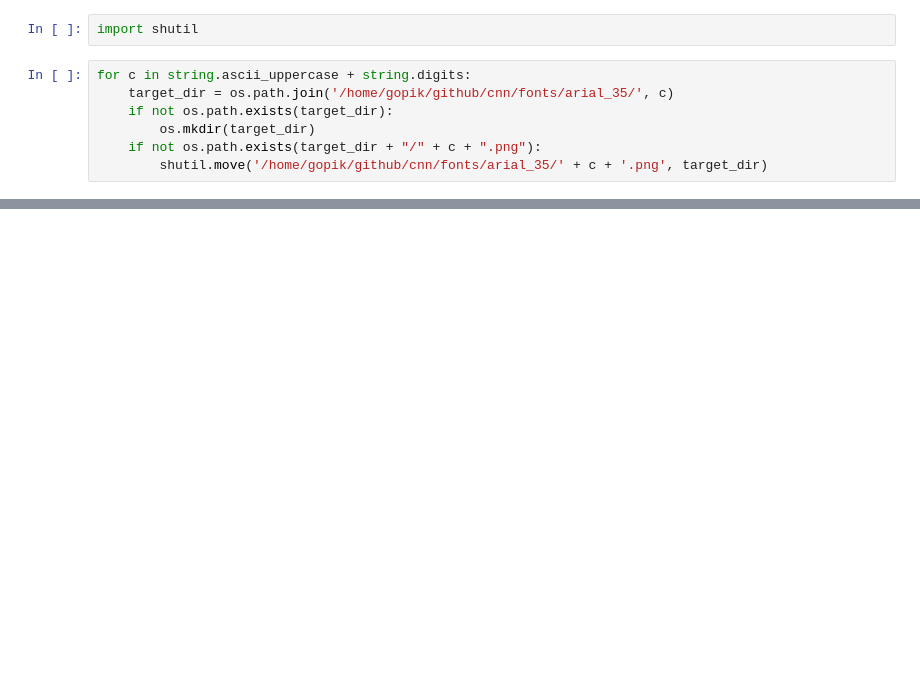
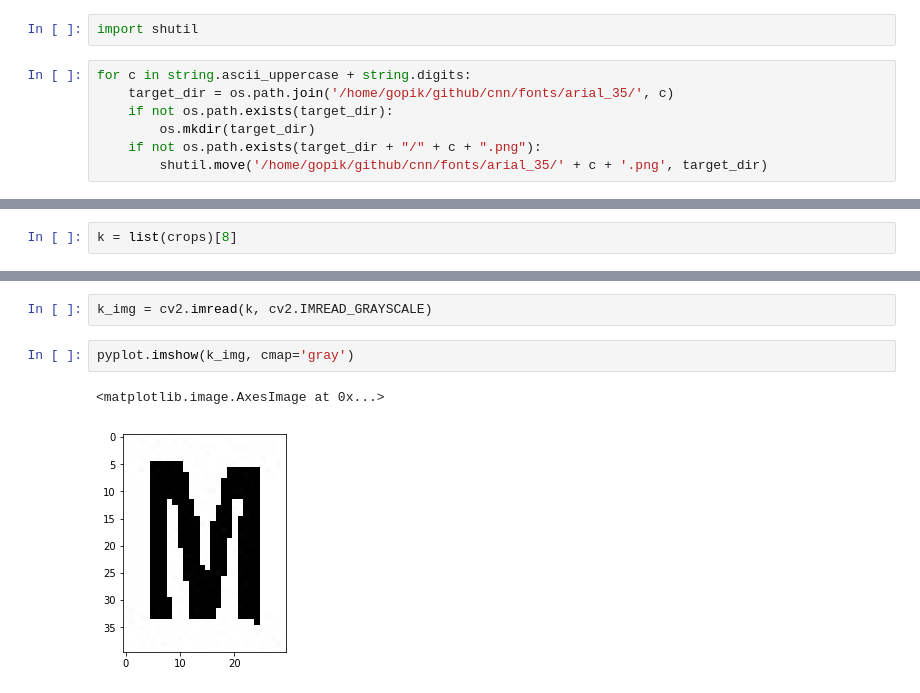
Before and after one commit to gopik/cnn, a Jupyter notebook: ipython/scratch.ipynb, the cells around one changed output, grey strips where cells are left out. Cells and saved outputs as stored; diff of their text form; blank space fills up the shorter version.

```diff
--- a/ipython/scratch.ipynb
+++ b/ipython/scratch.ipynb
@@ -202,0 +177,2 @@ ValueError: non-integer arg 1 for randrange()
+# %%
+k = list(crops)[8]
@@ -202,0 +200,7 @@ ValueError: non-integer arg 1 for randrange()
+# %%
+k_img = cv2.imread(k, cv2.IMREAD_GRAYSCALE)
+# %%
+pyplot.imshow(k_img, cmap='gray')
+# %% [output]
+<matplotlib.image.AxesImage at 0x...>
+[figure, added]
```
Also changed, not shown: parts of 47 cells of this notebook, 2 other files.
